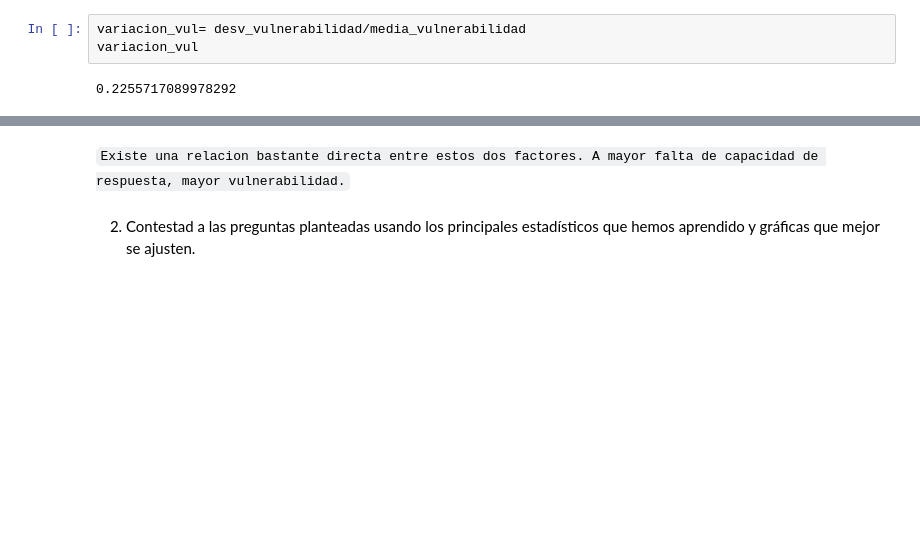
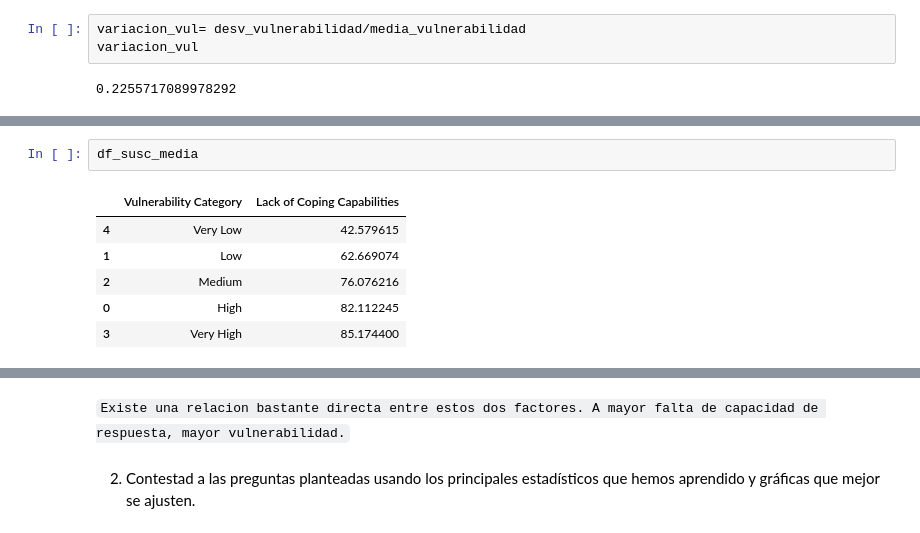
Before and after one commit to Adalab/DA_PromoC_Modulo2_Sprint1_Ana-Anahi, a Jupyter notebook: Estadistica/pp-Estadistica-Viz.ipynb, the cells around one changed output, grey strips where cells are left out. Saved outputs shown, nothing was run; the diff lists cells and outputs as text; blank space fills up the shorter version.

```diff
--- a/Estadistica/pp-Estadistica-Viz.ipynb
+++ b/Estadistica/pp-Estadistica-Viz.ipynb
@@ -365,0 +376,9 @@ variacion_vul
+# %%
+df_susc_media
+# %% [output]
+|  | Vulnerability Category | Lack of Coping Capabilities |
+| 4 | Very Low | 42.579615 |
+| 1 | Low | 62.669074 |
+| 2 | Medium | 76.076216 |
+| 0 | High | 82.112245 |
+| 3 | Very High | 85.174400 |
```
Also changed, not shown: parts of 11 cells of this notebook.
